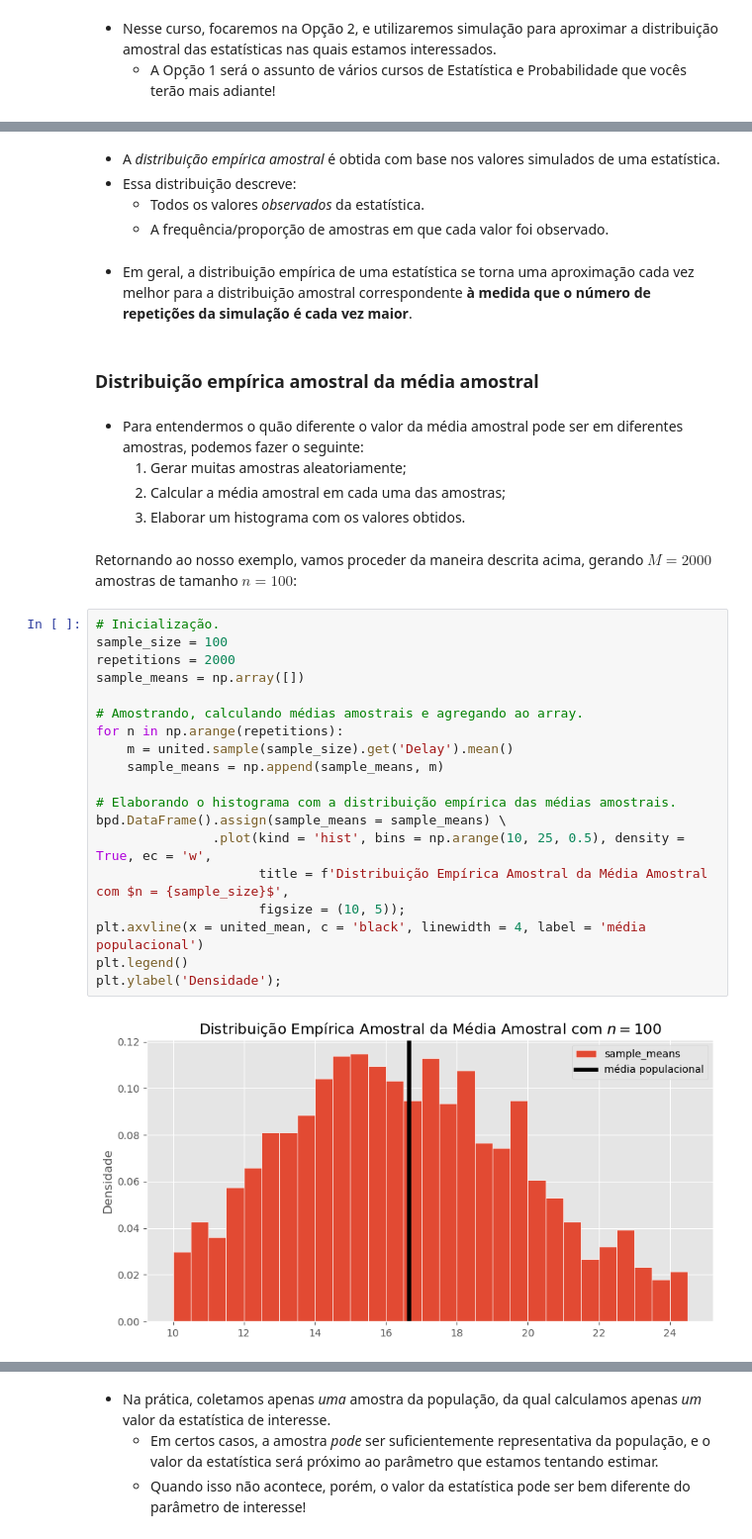
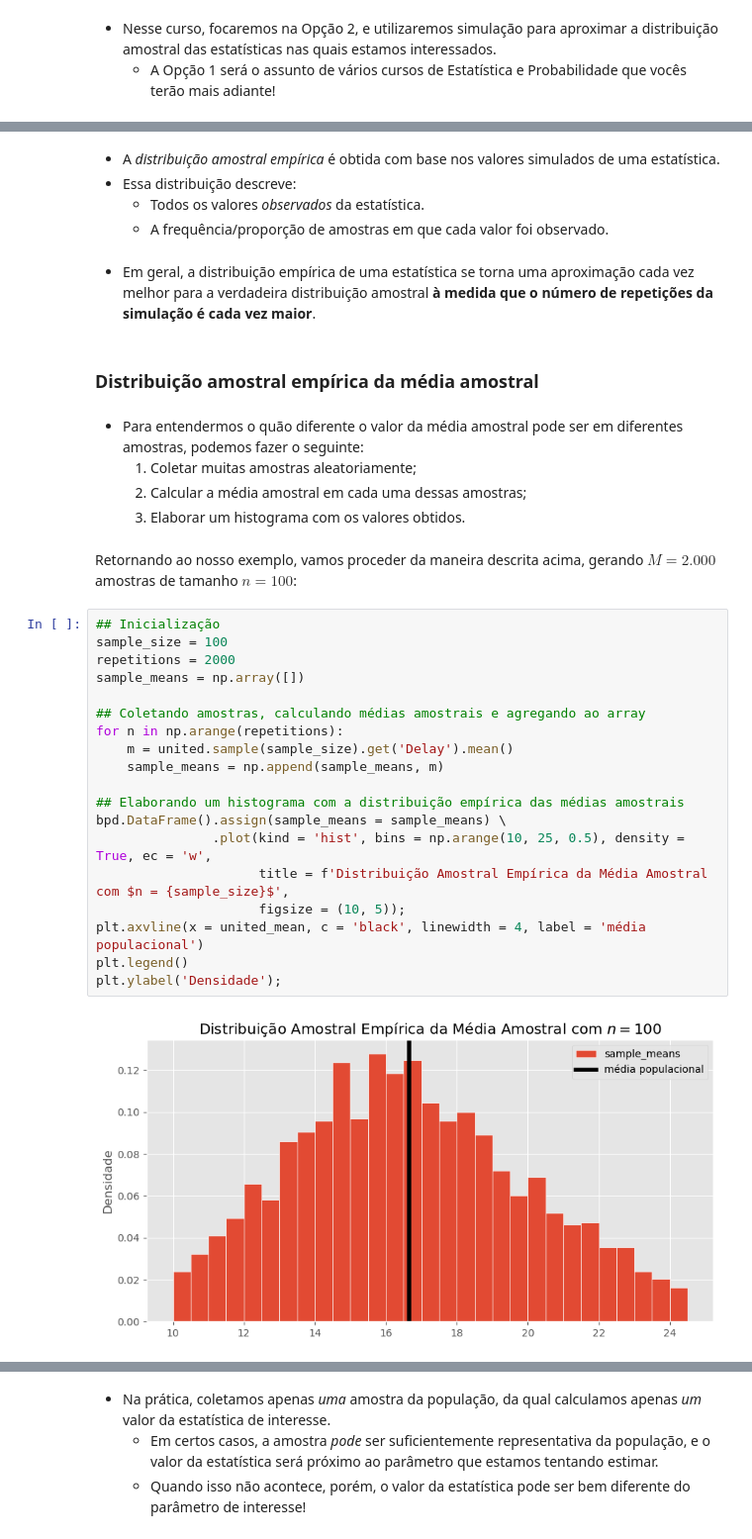
Before and after one commit to urielmoreirasilva/urielmoreirasilva.github.io, a Jupyter notebook: aulas/Tópico 12 – Amostragem/12 – Amostragem.ipynb, the cells around one changed output, grey strips where cells are left out. Shown at 99% size. Drawn from its saved outputs; the diff is of its cells as text.

```diff
--- a/aulas/Tópico 12 – Amostragem/12 – Amostragem.ipynb
+++ b/aulas/Tópico 12 – Amostragem/12 – Amostragem.ipynb
@@ -392,38 +404,38 @@ united.sample(sample_size).get('Delay').mean()
 # %% [markdown]
-- A _distribuição empírica amostral_ é obtida com base nos valores simulados de uma estatística.
+- A _distribuição amostral empírica_ é obtida com base nos valores simulados de uma estatística.
 - Essa distribuição descreve:
     - Todos os valores _observados_ da estatística.
     - A frequência/proporção de amostras em que cada valor foi observado.
 # %% [markdown]
-- Em geral, a distribuição empírica de uma estatística se torna uma aproximação cada vez melhor para a distribuição amostral correspondente **à medida que o número de repetições da simulação é cada vez maior**.
+- Em geral, a distribuição empírica de uma estatística se torna uma aproximação cada vez melhor para a verdadeira distribuição amostral **à medida que o número de repetições da simulação é cada vez maior**.
 # %% [markdown]
-### Distribuição empírica amostral da média amostral
+### Distribuição amostral empírica da média amostral
 # %% [markdown]
 - Para entendermos o quão diferente o valor da média amostral pode ser em diferentes amostras, podemos fazer o seguinte:
-    1. Gerar muitas amostras aleatoriamente;
-    1. Calcular a média amostral em cada uma das amostras;
+    1. Coletar muitas amostras aleatoriamente;
+    1. Calcular a média amostral em cada uma dessas amostras;
     1. Elaborar um histograma com os valores obtidos.
 # %% [markdown]
-Retornando ao nosso exemplo, vamos proceder da maneira descrita acima, gerando $M = 2000$ amostras de tamanho $n = 100$:
+Retornando ao nosso exemplo, vamos proceder da maneira descrita acima, gerando $M = 2.000$ amostras de tamanho $n = 100$:
 # %%
-# Inicialização.
+## Inicialização
 sample_size = 100
 repetitions = 2000
 sample_means = np.array([])
 
-# Amostrando, calculando médias amostrais e agregando ao array.
+## Coletando amostras, calculando médias amostrais e agregando ao array
 for n in np.arange(repetitions):
     m = united.sample(sample_size).get('Delay').mean()
     sample_means = np.append(sample_means, m)
 
-# Elaborando o histograma com a distribuição empírica das médias amostrais.
+## Elaborando um histograma com a distribuição empírica das médias amostrais
 bpd.DataFrame().assign(sample_means = sample_means) \
                .plot(kind = 'hist', bins = np.arange(10, 25, 0.5), density = True, ec = 'w',
-                     title = f'Distribuição Empírica Amostral da Média Amostral com $n = {sample_size}$',
+                     title = f'Distribuição Amostral Empírica da Média Amostral com $n = {sample_size}$',
                      figsize = (10, 5));
 plt.axvline(x = united_mean, c = 'black', linewidth = 4, label = 'média populacional')
 plt.legend()
 plt.ylabel('Densidade');
 # %% [output]
-[figure, old version]
+[figure, new version]
 # %% [markdown]
```
Also changed, not shown: parts of 45 cells of this notebook, 15 other files.
